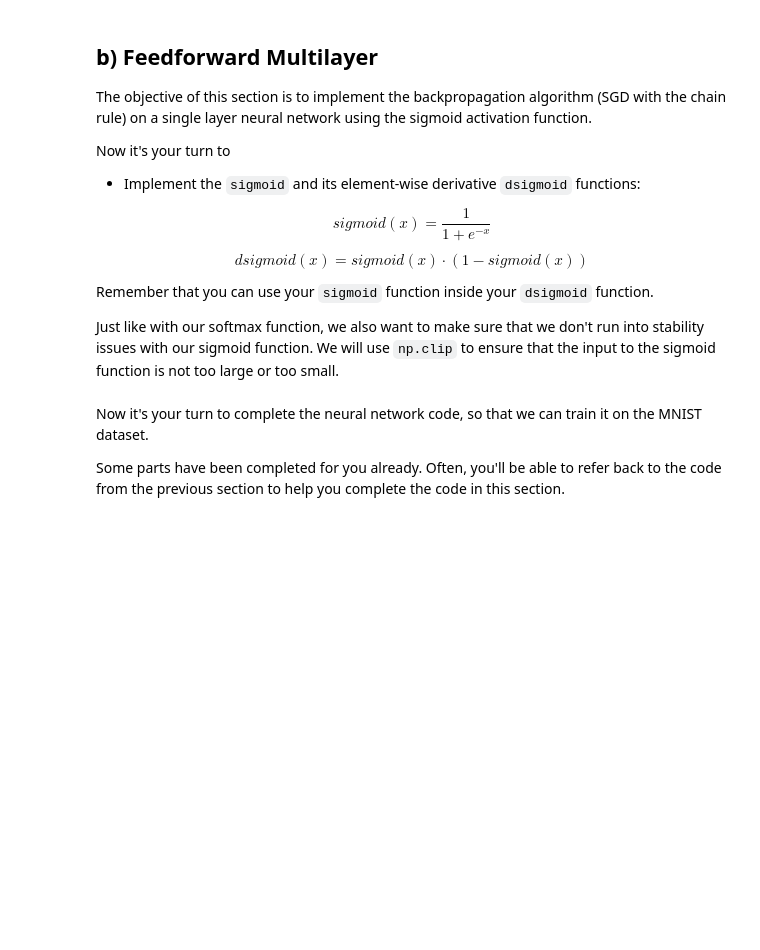
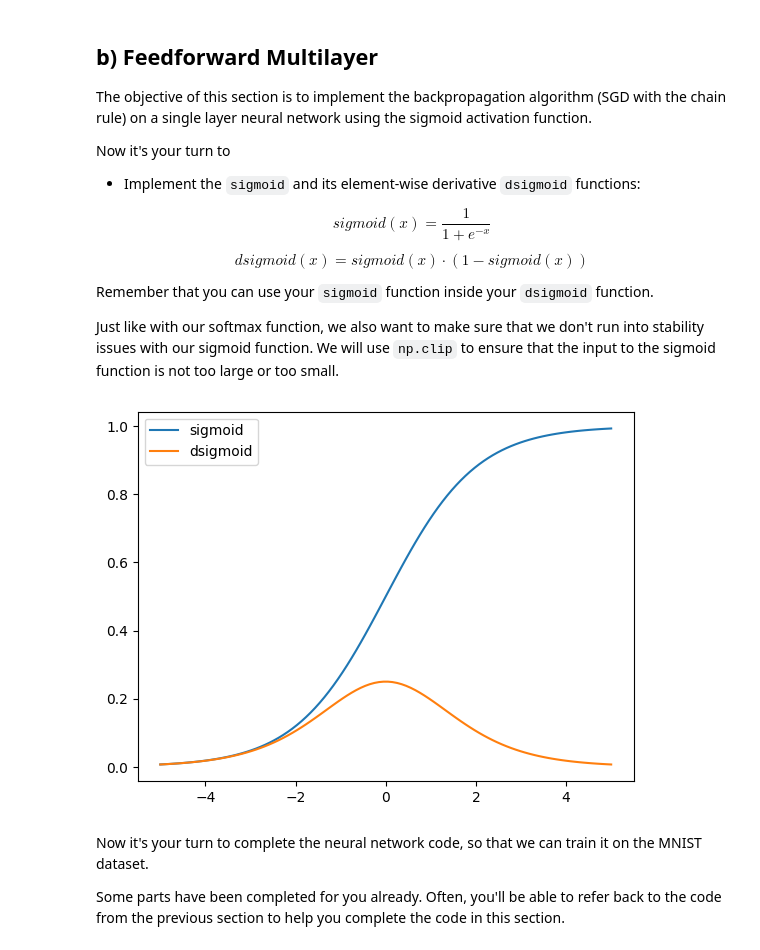
Before and after one commit to lsmamy/deep_learning, a Jupyter notebook: 01_materials/labs/lab_2.ipynb, the cells around one changed output. Drawn from its saved outputs; the diff is of its cells as text; code cells hidden in the pictures; blank space fills up the shorter version.

```diff
--- a/01_materials/labs/lab_2.ipynb
+++ b/01_materials/labs/lab_2.ipynb
@@ -306,18 +323,20 @@ Just like with our softmax function, we also want to make sure that we don't run
 # %%
 def sigmoid(X):
     # Clip X to prevent overflow or underflow
     X = np.clip(X, -500, 500) # This ensures that np.exp(X) doesn't overflow
-    return None
+    return 1 / (1 + np.exp(-X))
 
 
 def dsigmoid(X):
-    return None
+    return sigmoid(X) * (1 - sigmoid(X))
 
 
 x = np.linspace(-5, 5, 100)
 plt.plot(x, sigmoid(x), label='sigmoid')
 plt.plot(x, dsigmoid(x), label='dsigmoid')
 plt.legend(loc='best');
+# %% [output]
+[figure, added]
 # %% [markdown]
 Now it's your turn to complete the neural network code, so that we can train it on the MNIST dataset.
 
```
Also changed, not shown: parts of 17 cells of this notebook, 1 other file.
